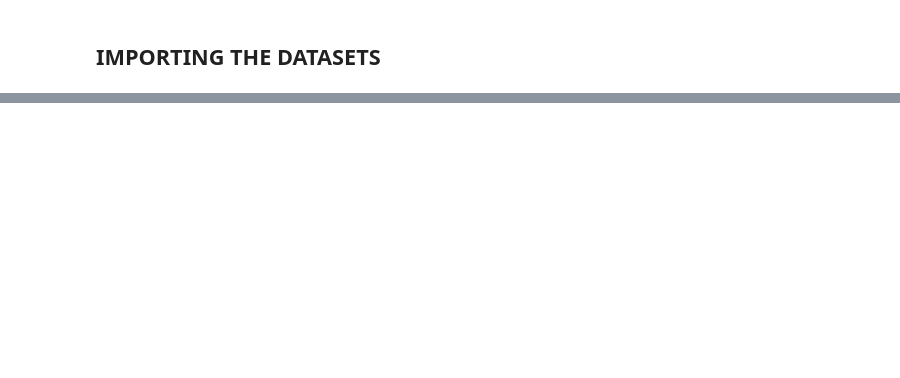
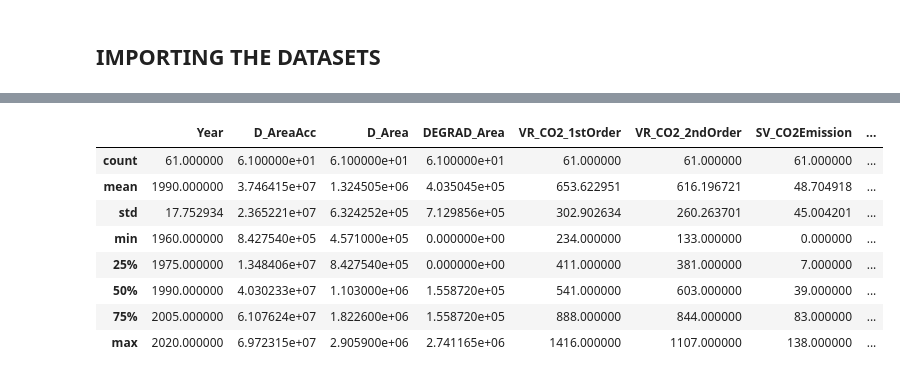
Before and after one commit to 2022171/Capstone_Problem_Solving_for_Industry_Carlos2022171, a Jupyter notebook: CapstoneProject_Carlos2022171(WORK).ipynb, the cells around one changed output, grey strips where cells are left out. Cells and saved outputs as stored; diff of their text form; code cells hidden in the pictures; blank space fills up the shorter version.

```diff
--- a/CapstoneProject_Carlos2022171(WORK).ipynb
+++ b/CapstoneProject_Carlos2022171(WORK).ipynb
@@ -56,0 +271,12 @@ co2_df = pd.read_excel("inpe_EM_BRAmz_results.xlsx")
+# %%
+co2_df.describe()
+# %% [output]
+|  | Year | D_AreaAcc | D_Area | DEGRAD_Area | VR_CO2_1stOrder | VR_CO2_2ndOrder | SV_CO2Emission | ... |
+| count | 61.000000 | 6.100000e+01 | 6.100000e+01 | 6.100000e+01 | 61.000000 | 61.000000 | 61.000000 | ... |
+| mean | 1990.000000 | 3.746415e+07 | 1.324505e+06 | 4.035045e+05 | 653.622951 | 616.196721 | 48.704918 | ... |
+| std | 17.752934 | 2.365221e+07 | 6.324252e+05 | 7.129856e+05 | 302.902634 | 260.263701 | 45.004201 | ... |
+| min | 1960.000000 | 8.427540e+05 | 4.571000e+05 | 0.000000e+00 | 234.000000 | 133.000000 | 0.000000 | ... |
+| 25% | 1975.000000 | 1.348406e+07 | 8.427540e+05 | 0.000000e+00 | 411.000000 | 381.000000 | 7.000000 | ... |
+| 50% | 1990.000000 | 4.030233e+07 | 1.103000e+06 | 1.558720e+05 | 541.000000 | 603.000000 | 39.000000 | ... |
+| 75% | 2005.000000 | 6.107624e+07 | 1.822600e+06 | 1.558720e+05 | 888.000000 | 844.000000 | 83.000000 | ... |
+| max | 2020.000000 | 6.972315e+07 | 2.905900e+06 | 2.741165e+06 | 1416.000000 | 1107.000000 | 138.000000 | ... |
```
Also changed, not shown: parts of 21 cells of this notebook.
